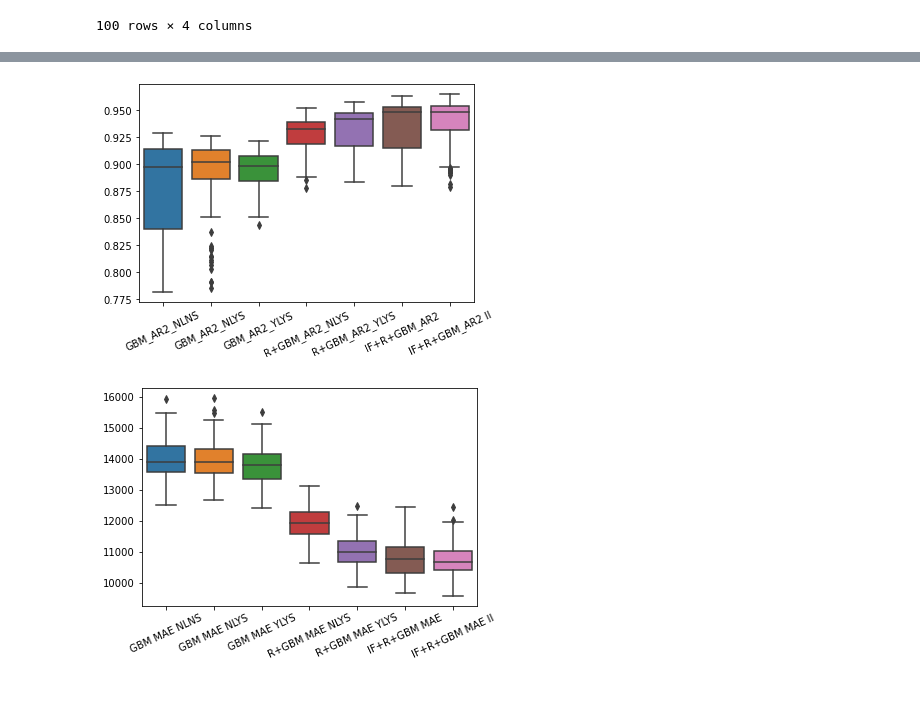
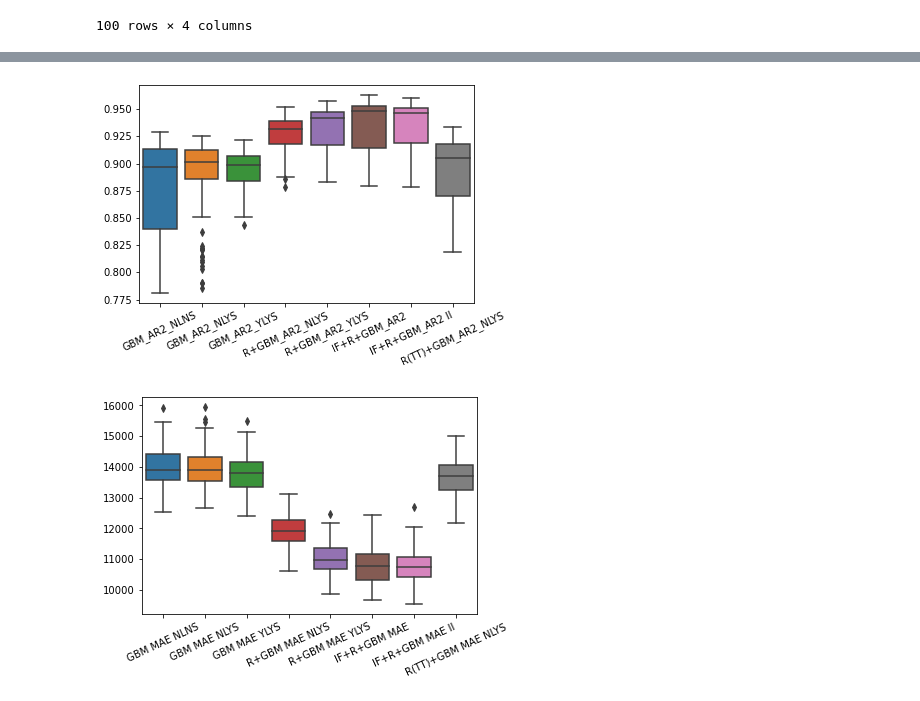
Before and after one commit to BPM1401/Go-Big-Or-Go-Home, a Jupyter notebook: Model Performance/Transformation + Isolation/Model Lift/Comps.ipynb, the cells around one changed output, grey strips where cells are left out. Cells and saved outputs as stored; diff of their text form; code cells hidden in the pictures.

```diff
--- a/Model Performance/Transformation + Isolation/Model Lift/Comps.ipynb
+++ b/Model Performance/Transformation + Isolation/Model Lift/Comps.ipynb
@@ -123 +124,4 @@ R7
 100 rows × 4 columns
+# %%
+R8 = pd.read_csv('Results8.csv')
+R8
@@ -124,5 +142,5 @@ R7
 # %%
-combo = pd.concat([R1, R2, R3, R4, R5, R6, R7], axis=1)
+combo = pd.concat([R1, R2, R3, R4, R5, R6, R7, R8], axis=1)
 combo
 # %% [output]
 |  | GBM_R2_NLNS | GBM_AR2_NLNS | GBM MAE NLNS | GBM_R2_NLYS | GBM_AR2_NLYS | GBM MAE NLYS | GBM_R2_YLYS | ... |
@@ -154,13 +171,14 @@ combo.describe()
 # %%
 sns.boxplot(data=combo[['GBM_AR2_NLNS', 'GBM_AR2_NLYS', 'GBM_AR2_YLYS',
-                        'R+GBM_AR2_NLYS', 'R+GBM_AR2_YLYS', 'IF+R+GBM_AR2', 'IF+R+GBM_AR2 II']])
+                        'R+GBM_AR2_NLYS', 'R+GBM_AR2_YLYS', 'IF+R+GBM_AR2',
+                        'IF+R+GBM_AR2 II', 'R(TT)+GBM_AR2_NLYS']])
 plt.xticks(rotation=25);
 # %% [output]
-[figure, old version]
+[figure, new version]
 # %%
 sns.boxplot(data=combo[['GBM MAE NLNS', 'GBM MAE NLYS', 'GBM MAE YLYS',
                         'R+GBM MAE NLYS', 'R+GBM MAE YLYS', 'IF+R+GBM MAE',
-                       'IF+R+GBM MAE II']])
+                       'IF+R+GBM MAE II', 'R(TT)+GBM MAE NLYS']])
 plt.xticks(rotation=25);
 # %% [output]
-[figure, old version]
+[figure, new version]
```
Also changed, not shown: parts of 5 cells of this notebook, 3 other files.
